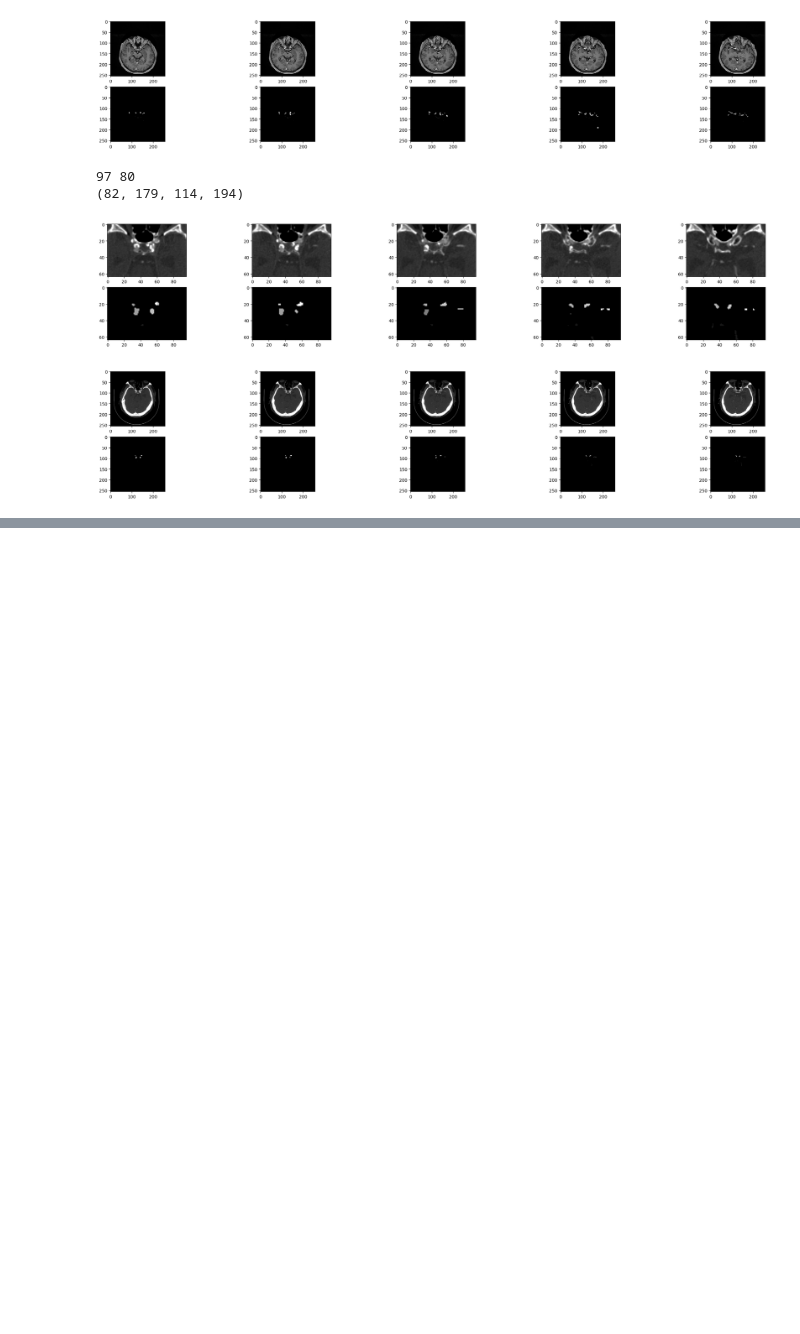
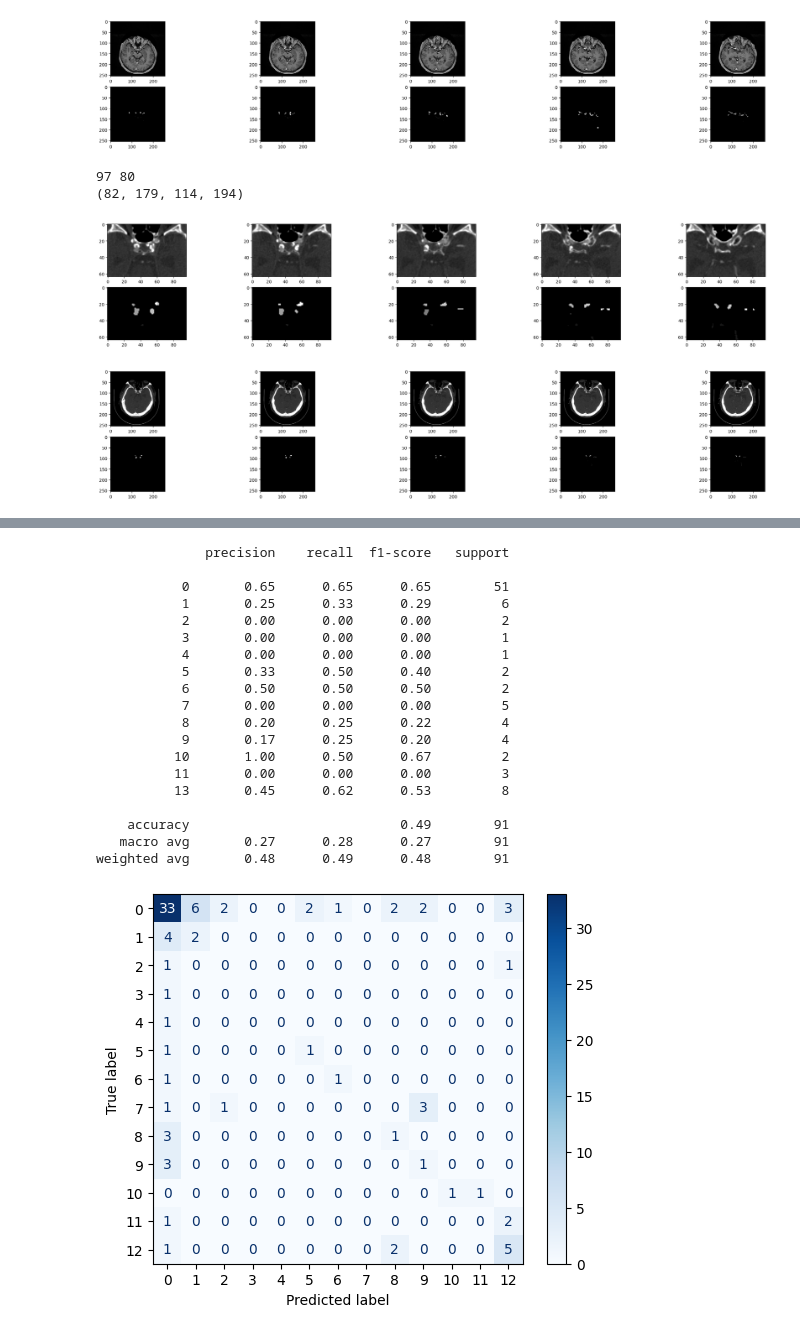
Before and after one commit to dszyjka/intracranial-aneurysm-ai, a Jupyter notebook: cow_centercrop_training.ipynb, the cells around one changed output, grey strips where cells are left out. Drawn from its saved outputs; the diff is of its cells as text; code cells hidden in the pictures; blank space fills up the shorter version.

Commit message:
feat: add ResNet18 training logic for segmentation-cropped images

```diff
--- a/cow_centercrop_training.ipynb
+++ b/cow_centercrop_training.ipynb
@@ -181,0 +183,23 @@ draw_img(x_train[1])
+# %%
+train_dataset = MedicalDataset(x_train_tensor, y_train_tensor, train_transform)
+test_dataset = MedicalDataset(x_test_tensor, y_test_tensor)
+
+batch_size = 32
+
+train_loader = DataLoader(train_dataset, batch_size=batch_size, shuffle=True)
+test_loader = DataLoader(test_dataset, batch_size=batch_size, shuffle=False)
+# %%
+device = torch.device('cuda' if torch.cuda.is_available() else 'cpu')
+# %%
+lr = 1e-4
+num_epochs = 8
+
+model = AneurysmClassifier(10, 14)
+model.to(device)
+
+params = [p for p in model.parameters() if p.requires_grad]
+optimizer = Adam(lr=lr, params=params)
+
+class_weights = torch.tensor(
+    [y_train.shape[0] / counts for counts in torch.bincount(y_train_tensor[:, 0])], dtype=torch.float32, device=device)
+criterion = nn.CrossEntropyLoss(weight=class_weights)
@@ -181,0 +269,25 @@ draw_img(x_train[1])
+# %%
+model.load_state_dict(best_model_weights)
+# %%
+evaluate_model(model, device, test_loader)
+# %% [output]
+              precision    recall  f1-score   support
+
+           0       0.65      0.65      0.65        51
+           1       0.25      0.33      0.29         6
+           2       0.00      0.00      0.00         2
+           3       0.00      0.00      0.00         1
+           4       0.00      0.00      0.00         1
+           5       0.33      0.50      0.40         2
+           6       0.50      0.50      0.50         2
+           7       0.00      0.00      0.00         5
+           8       0.20      0.25      0.22         4
+           9       0.17      0.25      0.20         4
+          10       1.00      0.50      0.67         2
+          11       0.00      0.00      0.00         3
+          13       0.45      0.62      0.53         8
+
+    accuracy                           0.49        91
+   macro avg       0.27      0.28      0.27        91
+weighted avg       0.48      0.49      0.48        91
+[figure, added]
```
Also changed, not shown: parts of 4 cells of this notebook.
